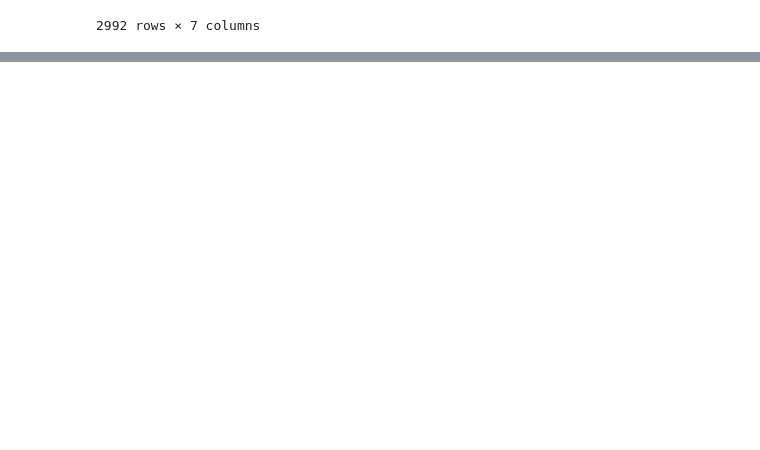
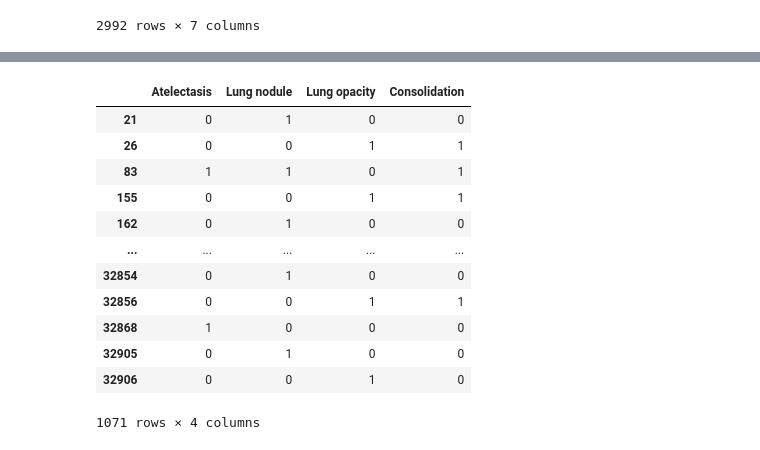
Before and after one commit to ckekula/fyp-3d-ct, a Jupyter notebook: models/eda.ipynb, the cells around one changed output, grey strips where cells are left out. Cells and saved outputs as stored; diff of their text form; code cells hidden in the pictures; blank space fills up the shorter version.

```diff
--- a/models/eda.ipynb
+++ b/models/eda.ipynb
@@ -360,0 +399,28 @@ pd.DataFrame(data["training"])
+# %%
+final_abnormalities = [
+    "Atelectasis",
+    "Lung nodule",
+    "Lung opacity",
+    "Consolidation",
+]
+# %%
+shortlisted_train_labels[
+    (shortlisted_train_labels["Lung nodule"] == 1) |
+    (shortlisted_train_labels["Lung opacity"] == 1) |
+    (shortlisted_train_labels["Atelectasis"] == 1) |
+    (shortlisted_train_labels["Consolidation"] == 1)
+][final_abnormalities]
+# %% [output]
+|  | Atelectasis | Lung nodule | Lung opacity | Consolidation |
+| 21 | 0 | 1 | 0 | 0 |
+| 26 | 0 | 0 | 1 | 1 |
+| 83 | 1 | 1 | 0 | 1 |
+| 155 | 0 | 0 | 1 | 1 |
+| 162 | 0 | 1 | 0 | 0 |
+| ... | ... | ... | ... | ... |
+| 32854 | 0 | 1 | 0 | 0 |
+| 32856 | 0 | 0 | 1 | 1 |
+| 32868 | 1 | 0 | 0 | 0 |
+| 32905 | 0 | 1 | 0 | 0 |
+| 32906 | 0 | 0 | 1 | 0 |
+1071 rows × 4 columns
```
Also changed, not shown: parts of 8 cells of this notebook, 4 other files.
